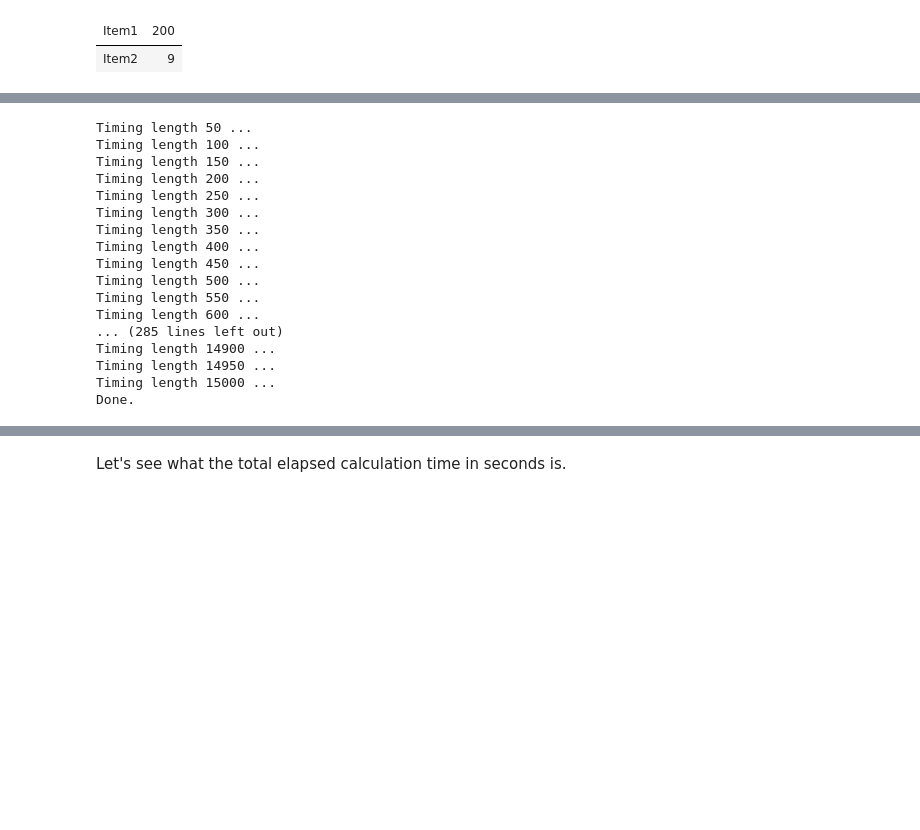
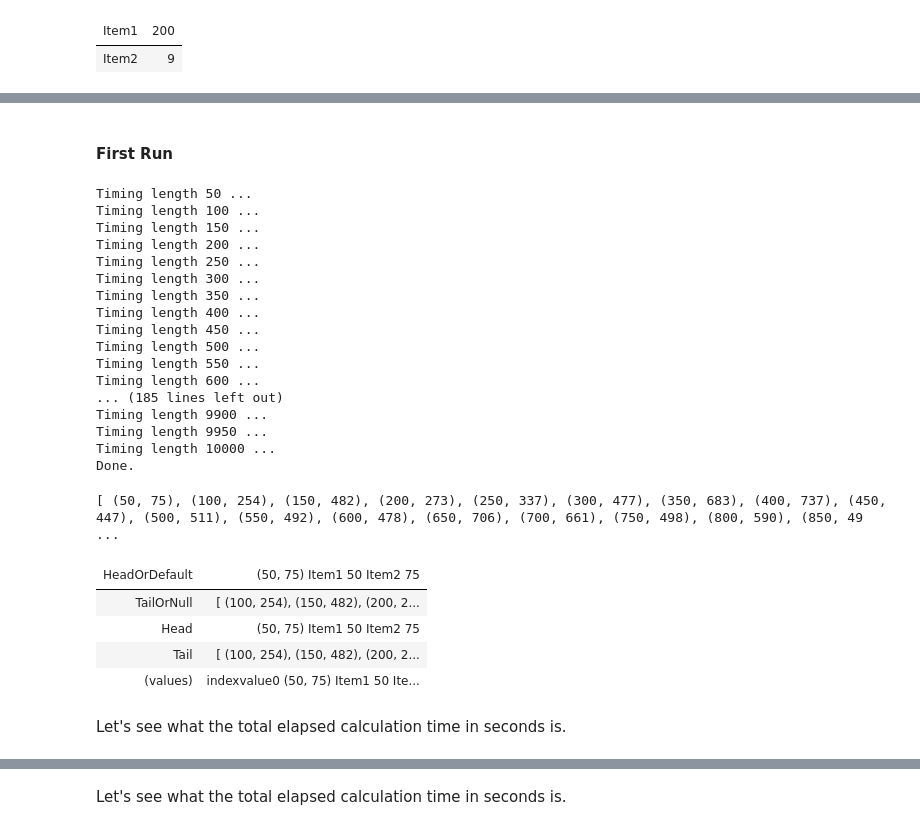
Before and after one commit to abcoates/smallest-free-number, a Jupyter notebook: smallest-free-number-fsharp.ipynb, the cells around one changed output, grey strips where cells are left out. Saved outputs shown, nothing was run; the diff lists cells and outputs as text; code cells hidden in the pictures; blank space fills up the shorter version.

```diff
--- a/smallest-free-number-fsharp.ipynb
+++ b/smallest-free-number-fsharp.ipynb
@@ -366,6 +488,8 @@ timeSolution 200 solution1
+# %% [markdown]
+#### First Run
 # %%
-let maxLength = 15000
-let graphSegments = 300
+let maxLength = 10000
+let graphSegments = 200
 let increment = maxLength / graphSegments
 let lengths = {increment..increment..maxLength} |> Seq.toList
 let maximums = lengths
@@ -390,8 +514,19 @@ Timing length 450 ...
 Timing length 500 ...
 Timing length 550 ...
 Timing length 600 ...
-... (285 lines left out)
-Timing length 14900 ...
-Timing length 14950 ...
-Timing length 15000 ...
+... (185 lines left out)
+Timing length 9900 ...
+Timing length 9950 ...
+Timing length 10000 ...
 Done.
+# %%
+List.zip lengths timings
+# %% [output]
+[ (50, 75), (100, 254), (150, 482), (200, 273), (250, 337), (300, 477), (350, 683), (400, 737), (450, 447), (500, 511), (550, 492), (600, 478), (650, 706), (700, 661), (750, 498), (800, 590), (850, 49 ...
+| HeadOrDefault | (50, 75) Item1 50 Item2 75 |
+| TailOrNull | [ (100, 254), (150, 482), (200, 2... |
+| Head | (50, 75) Item1 50 Item2 75 |
+| Tail | [ (100, 254), (150, 482), (200, 2... |
+| (values) | indexvalue0 (50, 75) Item1 50 Ite... |
+# %% [markdown]
+Let's see what the total elapsed calculation time in seconds is.
```
Also changed, not shown: parts of 39 cells of this notebook.
